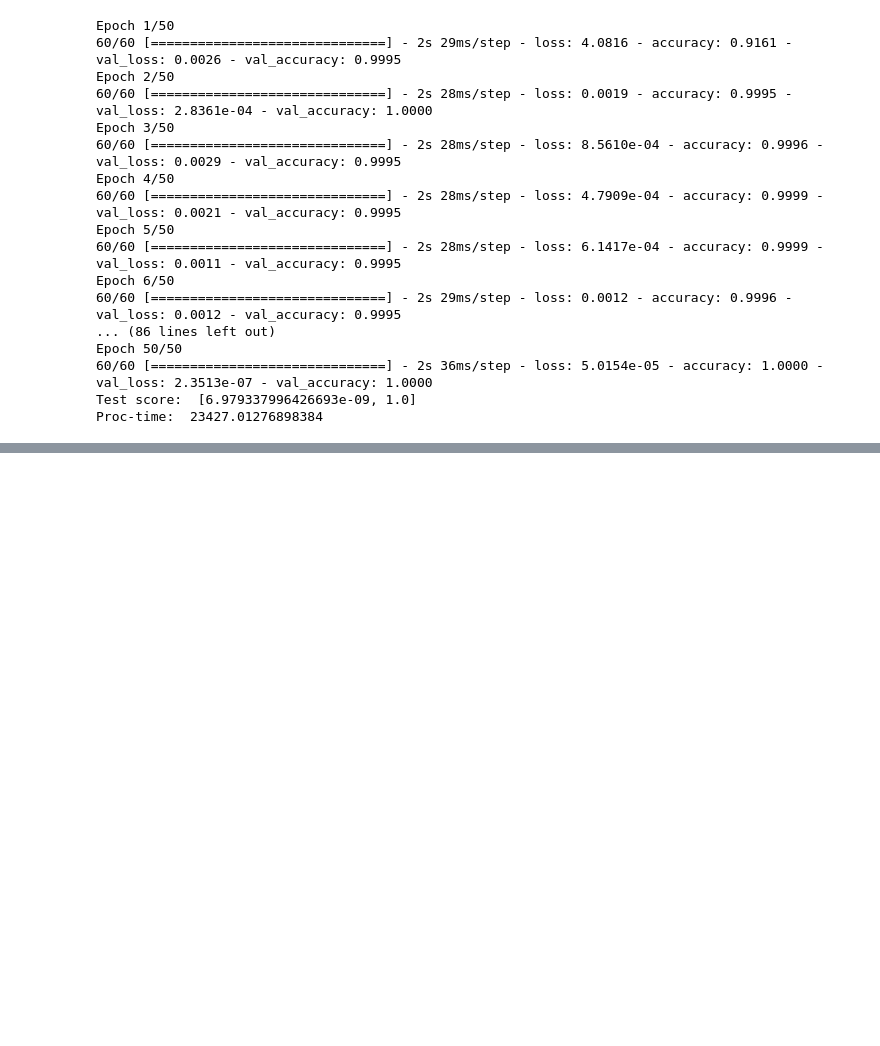
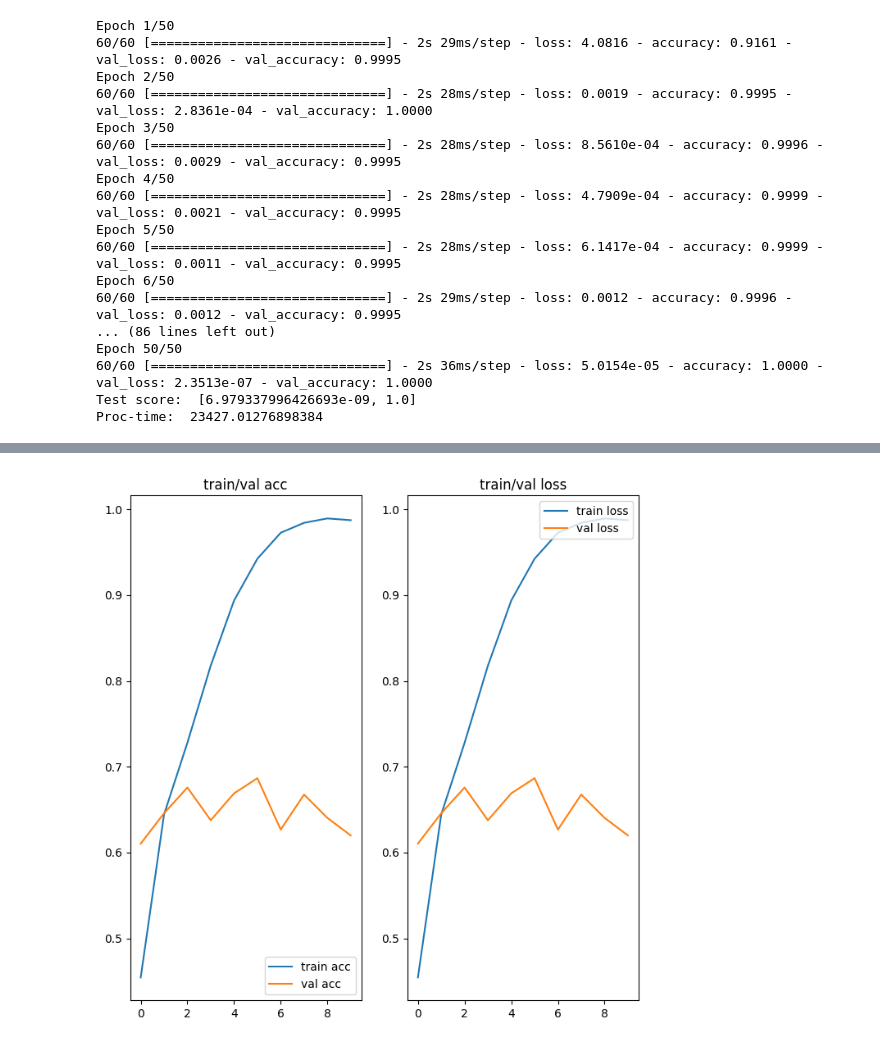
Before and after one commit to dearmysolitude/jupyter, a Jupyter notebook: 06_CNN,RNN,LSTM.ipynb, the cells around one changed output, grey strips where cells are left out. Drawn from its saved outputs; the diff is of its cells as text; code cells hidden in the pictures; blank space fills up the shorter version.

```diff
--- a/06_CNN,RNN,LSTM.ipynb
+++ b/06_CNN,RNN,LSTM.ipynb
@@ -671,0 +732,4 @@ Proc-time:  23427.01276898384
+# %%
+AUTOTUNE = tf.data.AUTOTUNE
+train_ds = train_ds.cache().shuffle(1000).prefetch(buffer_size=AUTOTUNE)
+val_ds = val_ds.cache().prefetch(buffer_size=AUTOTUNE)
@@ -671,0 +781,26 @@ Proc-time:  23427.01276898384
+# %%
+# 학습 결과
+acc = history.history['accuracy']
+val_acc = history.history['val_accuracy']
+
+loss = history.history['loss']
+val_loss = history.history['val_loss']
+
+epochs_range = range(epochs)
+
+plt.figure(figsize=(8,8))
+plt.subplot(1,2,1)
+plt.plot(epochs_range, acc, label='train acc')
+plt.plot(epochs_range, val_acc, label='val acc')
+plt.legend(loc='lower right')
+plt.title('train/val acc')
+
+plt.subplot(1,2,2)
+plt.plot(epochs_range, acc, label='train loss')
+plt.plot(epochs_range, val_acc, label='val loss')
+plt.legend(loc='upper right')
+plt.title('train/val loss')
+
+plt.show()
+# %% [output]
+[figure, added]
```
Also changed, not shown: parts of 41 cells of this notebook, 3 other files.
